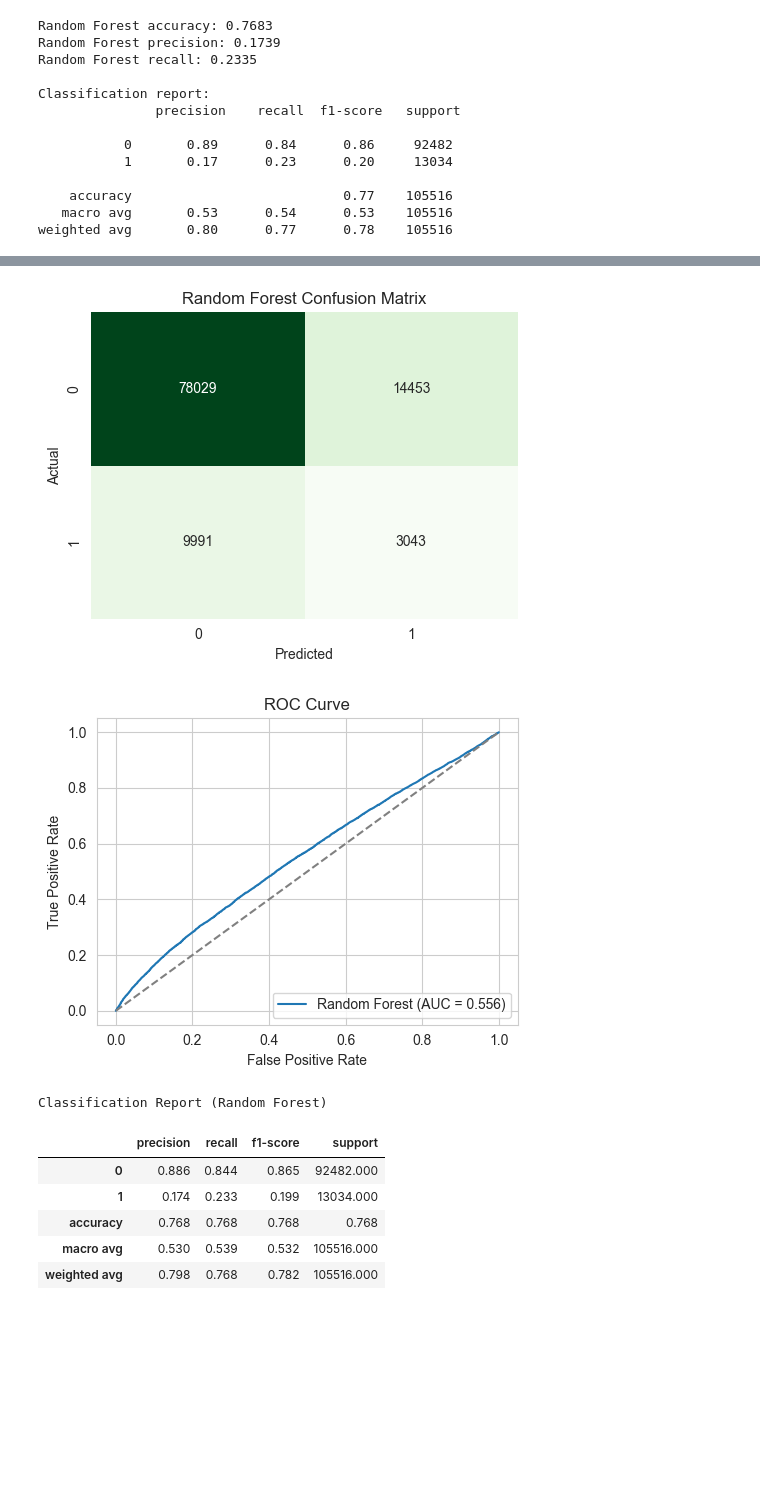
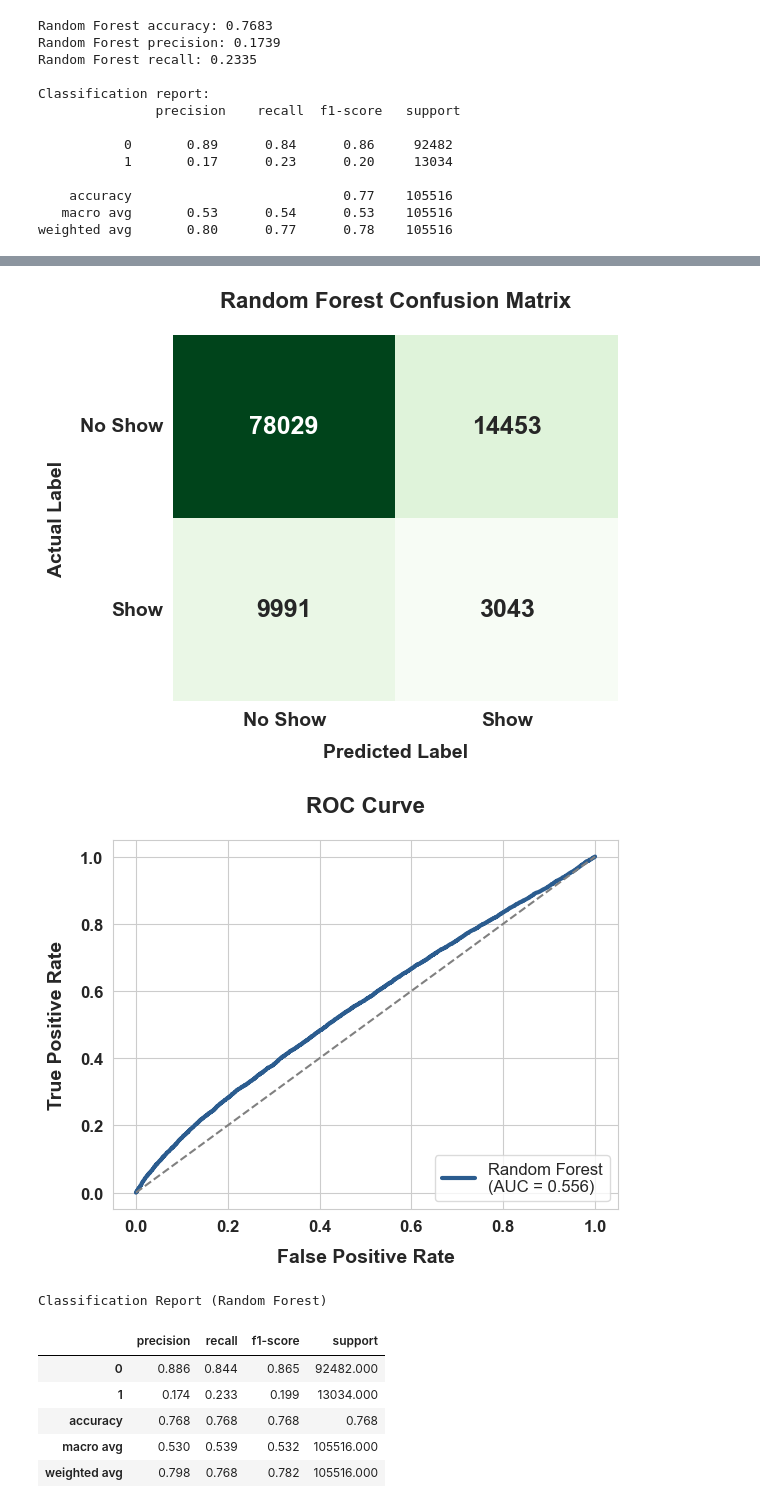
Before and after one commit to anonymous-himalayas/170A-CHOC, a Jupyter notebook: Himal/only_indexes.ipynb, the cells around one changed output, grey strips where cells are left out. Cells and saved outputs as stored; diff of their text form; code cells hidden in the pictures; blank space fills up the shorter version.

```diff
--- a/Himal/only_indexes.ipynb
+++ b/Himal/only_indexes.ipynb
@@ -186,40 +208,73 @@ plt.show()
 # %%
+import pandas as pd
+import seaborn as sns
+import matplotlib.pyplot as plt
 from sklearn.metrics import confusion_matrix, roc_curve, auc, classification_report
 
-# confusion matrix
+# --- 1. Confusion Matrix ---
 cm = confusion_matrix(y_test_rf, rf_preds)
 
-plt.figure(figsize=(5, 4))
-sns.heatmap(cm, annot=True, fmt="d", cmap="Greens", cbar=False)
-plt.title("Random Forest Confusion Matrix")
-plt.xlabel("Predicted")
-plt.ylabel("Actual")
+# Maintain a small, portable footprint (6x5)
+plt.figure(figsize=(6, 5))
+
+# Define clean class text labels instead of raw 0 and 1
+class_labels = ['No Show', 'Show']
+
+sns.heatmap(
+    cm,
+    annot=True,
+    fmt="d",
+    cmap="Greens",
+    cbar=False,
+    xticklabels=class_labels,  # Force descriptive labels on X axis
+    yticklabels=class_labels,  # Force descriptive labels on Y axis
+    annot_kws={"size": 18, "weight": "bold"} # Jumbo numbers inside matrix blocks
+)
+
+# Crank up internal text scales relative to the compact frame
+plt.xticks(fontsize=14, weight='bold')
+plt.yticks(fontsize=14, weight='bold', rotation=0)
+
+plt.title("Random Forest Confusion Matrix", fontsize=16, pad=20, weight='bold')
+plt.xlabel("Predicted Label", fontsize=14, weight='bold', labelpad=10)
+plt.ylabel("Actual Label", fontsize=14, weight='bold', labelpad=10)
+
 plt.tight_layout()
 plt.show()
 
-# ROC curve
+# --- 2. ROC Curve ---
 rf_probs = rf_model.predict_proba(X_test_rf)[:, 1]
 fpr, tpr, _ = roc_curve(y_test_rf, rf_probs)
 roc_auc = auc(fpr, tpr)
 
-plt.figure(figsize=(5, 4))
-plt.plot(fpr, tpr, label=f"Random Forest (AUC = {roc_auc:.3f})")
-plt.plot([0, 1], [0, 1], linestyle="--", color="gray")
-plt.title("ROC Curve")
-plt.xlabel("False Positive Rate")
-plt.ylabel("True Positive Rate")
-plt.legend(loc="lower right")
+# Match the portable footprint (6x5)
+plt.figure(figsize=(6, 5))
+
+plt.plot(fpr, tpr, color="#2b5c8f", lw=3, label=f"Random Forest\n(AUC = {roc_auc:.3f})")
+plt.plot([0, 1], [0, 1], linestyle="--", color="gray", lw=1.5)
+
+# Crank up curve text scales
+plt.xticks(fontsize=12, weight='semibold')
+plt.yticks(fontsize=12, weight='semibold')
+
+plt.title("ROC Curve", fontsize=16, pad=20, weight='bold')
+plt.xlabel("False Positive Rate", fontsize=14, weight='bold', labelpad=10)
+plt.ylabel("True Positive Rate", fontsize=14, weight='bold', labelpad=10)
+
+# Make the legend block prominent and easy to read
+plt.legend(loc="lower right", fontsize=12, frameon=True, facecolor="white", edgecolor="lightgray")
+
 plt.tight_layout()
 plt.show()
 
-# Classification report
+# --- 3. Classification Report ---
 report_dict = classification_report(y_test_rf, rf_preds, zero_division=0, output_dict=True)
 report_df = pd.DataFrame(report_dict).transpose().round(3)
 print("Classification Report (Random Forest)")
 display(report_df)
 # %% [output]
-[figure, old version]
+[figure, new version]
-[figure, old version]
+[figure, new version]
 Classification Report (Random Forest)
 |  | precision | recall | f1-score | support |
 | 0 | 0.886 | 0.844 | 0.865 | 92482.000 |
```
Also changed, not shown: parts of 1 cell of this notebook, 2 other files.
